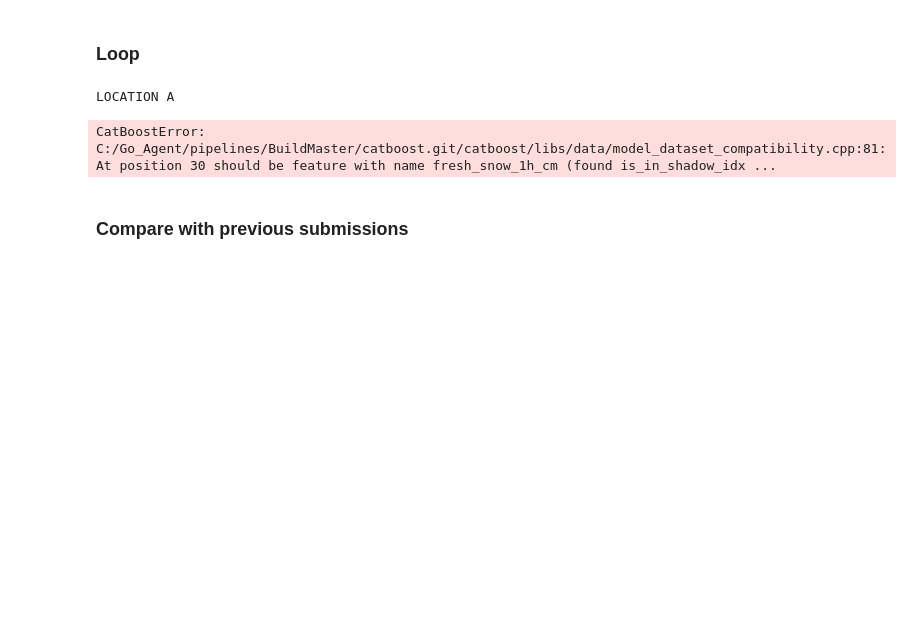
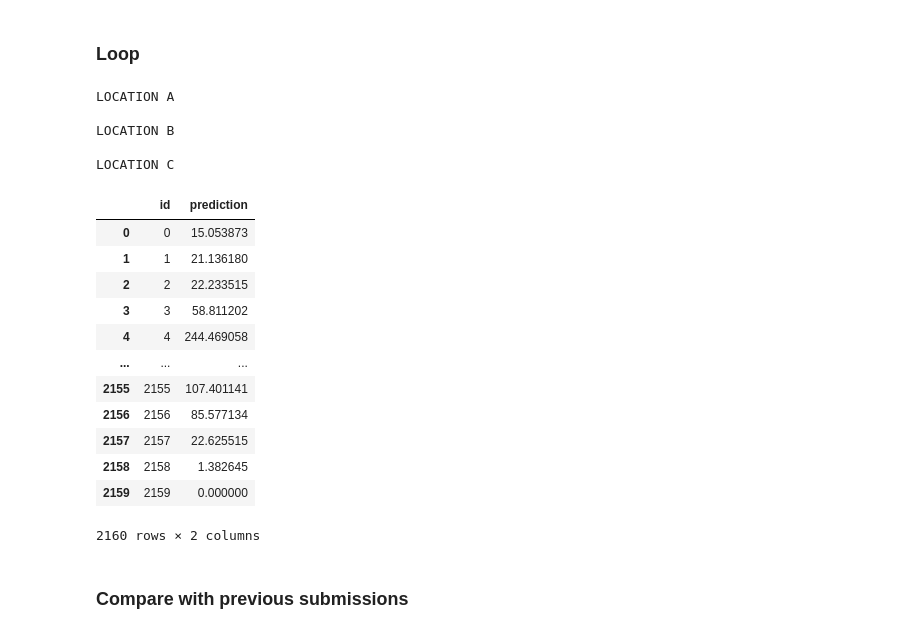
Before and after one commit to hugokerino/Energy-forecasting-NTNU, a Jupyter notebook: data/Noe/Short_notebook_1.ipynb, the cells around one changed output. Saved outputs shown, nothing was run; the diff lists cells and outputs as text; code cells hidden in the pictures; blank space fills up the shorter version.

```diff
--- a/data/Noe/Short_notebook_1.ipynb
+++ b/data/Noe/Short_notebook_1.ipynb
@@ -935,7 +935,7 @@ for LOCATION in ['A','B','C']:
 #### Test
 # %%
 n_lagged_features = 2
-threshold = 0.95
+threshold = 0.9
 
 
 for LOCATION in ['A','B','C']:
@@ -975,7 +975,7 @@ for LOCATION in ['A','B','C']:
                                                         min_samples_split=3,
                                                         min_samples_leaf=2,
                                                         max_depth=None)))
-    level0.append(('k_nearest_neighbor', KNeighborsRegressor(n_neighbors=2,
+    level0.append(('k_nearest_neighbor', KNeighborsRegressor(n_neighbors=7, # best 2
                                                             leaf_size=35)))
     # define meta learner model
     level1 = lgb.LGBMRegressor(tree_learner= 'serial',
@@ -999,7 +999,7 @@ for LOCATION in ['A','B','C']:
 
     # Save model
     from joblib import dump
-    name = 'catboost_kneighbor_dectree_to_lgb_lag2_minmax_old_code_thr095_'
+    name = 'catboost_kneighbor_dectree_to_lgb_lag2_minmax_old_code_thr09_newKn_'
     dump(model, 'Stacked_models/'+name + LOCATION+'.joblib')
     print(f"Training for {LOCATION} finished in {(time.time() - start)/60:.1f} minutes")
 # %% [output]
@@ -1132,40 +1132,56 @@ from joblib import load
 PREDICTIONS = []
 
 n_lagged_features = 2
-threshold = 0.95
+threshold = 0.9
 
-model_name = 'catboost_kneighbor_dectree_to_lgb_lag2_minmax_old_code_thr095_'
+model_name = 'catboost_kneighbor_dectree_to_lgb_lag2_minmax_old_code_thr09_newLGB_'
 
 for LOCATION in ['A', 'B', 'C']:
 
     print(f"\nLOCATION {LOCATION}")
 
     model = load('Stacked_models/'+model_name + LOCATION +'.joblib')
     # Load seleted and usable data
     X_Train_full,Y_Train_full,X_Test_full,selected_features = full_data_loader(location = LOCATION,
                                                         n_lagged_features=n_lagged_features,
                                                         threshold=threshold,
                                                         normalization = 'minmax',
                                                         date_encoding=True,
                                                         verbose=False)
     X_Test = X_Test_full[selected_features].astype('float32')
     # Predict on the X_test_estimated dataset
     Y_test_estimated = pd.DataFrame()
     pv_measurement =  model.predict(X_Test)
     pv_measurement[pv_measurement<0]=0
     Y_test_estimated['prediction'] = pv_measurement
 
     Y_test_estimated['time'] = X_Test_full['date_forecast'].reset_index(drop=True)
     Y_test_estimated_round = select_o_clock(Y_test_estimated,'time')
     PREDICTIONS.append(Y_test_estimated_round['prediction'])
 
 # Concatenate all 3 predictions
 submission = pd.concat(PREDICTIONS).reset_index()
 # Add id colum
 submission['id'] = submission.index
 submission[['id','prediction']]
 # %% [output]
 LOCATION A
+
+LOCATION B
+
+LOCATION C
+|  | id | prediction |
+| 0 | 0 | 15.053873 |
+| 1 | 1 | 21.136180 |
+| 2 | 2 | 22.233515 |
+| 3 | 3 | 58.811202 |
+| 4 | 4 | 244.469058 |
+| ... | ... | ... |
+| 2155 | 2155 | 107.401141 |
+| 2156 | 2156 | 85.577134 |
+| 2157 | 2157 | 22.625515 |
+| 2158 | 2158 | 1.382645 |
+| 2159 | 2159 | 0.000000 |
-CatBoostError: C:/Go_Agent/pipelines/BuildMaster/catboost.git/catboost/libs/data/model_dataset_compatibility.cpp:81: At position 30 should be feature with name fresh_snow_1h_cm (found is_in_shadow_idx ...
+2160 rows × 2 columns
 # %%
 # SAVE TO CSV
```
Also changed, not shown: parts of 3 cells of this notebook, 4 other files.
